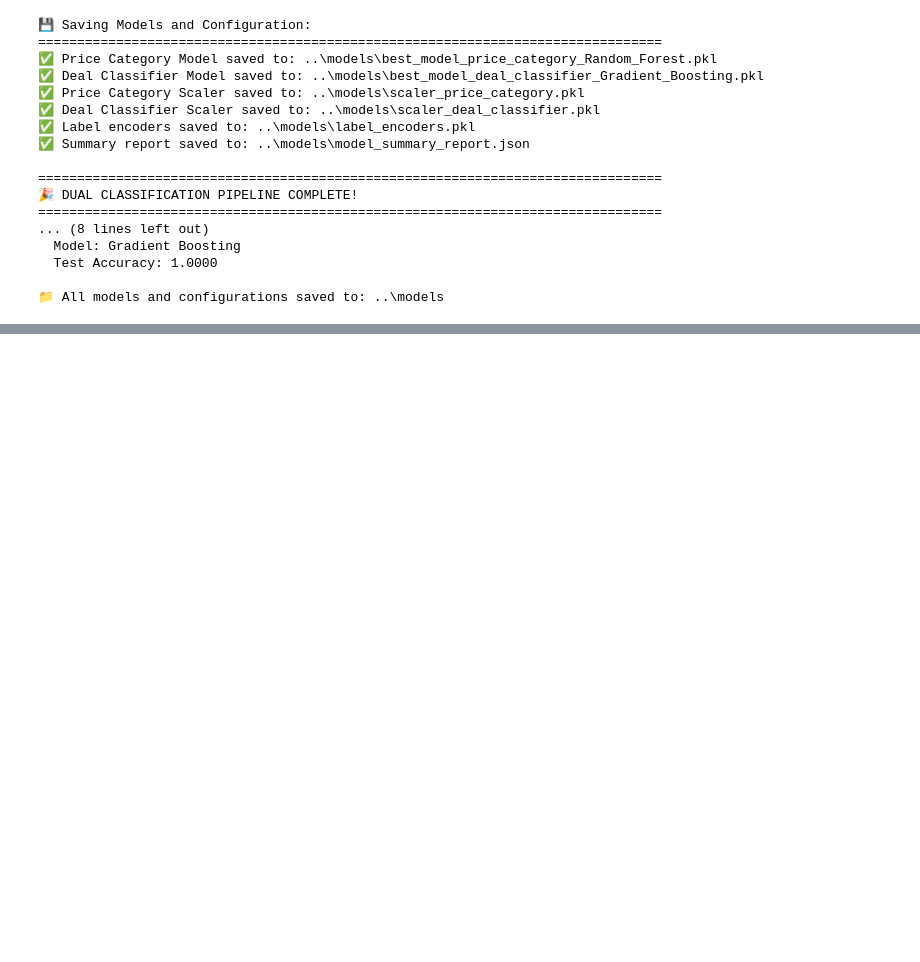
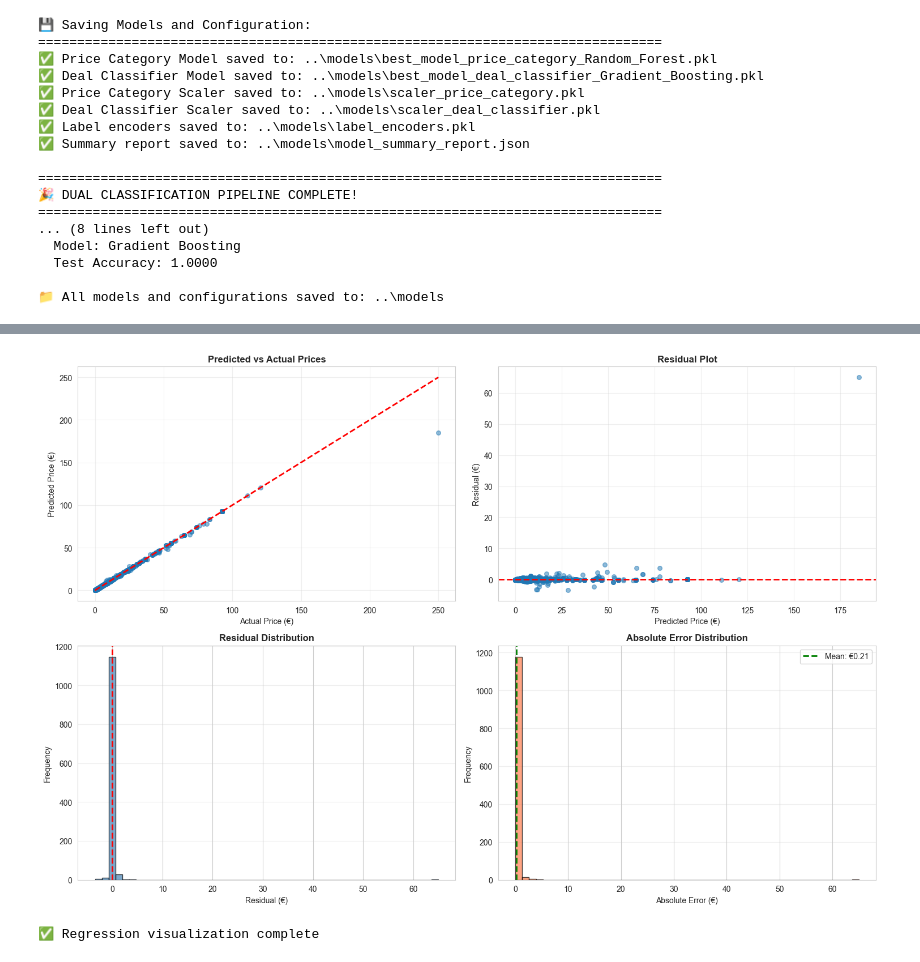
Before and after one commit to mddiab/web-scraping-project, a Jupyter notebook: notebooks/ML_Pipeline.ipynb, the cells around one changed output, grey strips where cells are left out. Drawn from its saved outputs; the diff is of its cells as text; code cells hidden in the pictures; blank space fills up the shorter version.

```diff
--- a/notebooks/ML_Pipeline.ipynb
+++ b/notebooks/ML_Pipeline.ipynb
@@ -1458,0 +2462,44 @@ print(f"\n📁 All models and configurations saved to: {model_dir}")
+# %%
+fig, axes = plt.subplots(2, 2, figsize=(15, 10))
+
+# Predicted vs Actual
+axes[0, 0].scatter(y_test_reg, y_pred_best_reg, alpha=0.5, s=30)
+axes[0, 0].plot([y_test_reg.min(), y_test_reg.max()], [y_test_reg.min(), y_test_reg.max()], 'r--', lw=2)
+axes[0, 0].set_xlabel('Actual Price (€)')
+axes[0, 0].set_ylabel('Predicted Price (€)')
+axes[0, 0].set_title('Predicted vs Actual Prices', fontweight='bold', fontsize=12)
+axes[0, 0].grid(True, alpha=0.3)
+
+# Residuals vs Predicted
+axes[0, 1].scatter(y_pred_best_reg, residuals, alpha=0.5, s=30)
+axes[0, 1].axhline(y=0, color='r', linestyle='--', lw=2)
+axes[0, 1].set_xlabel('Predicted Price (€)')
+axes[0, 1].set_ylabel('Residual (€)')
+axes[0, 1].set_title('Residual Plot', fontweight='bold', fontsize=12)
+axes[0, 1].grid(True, alpha=0.3)
+
+# Residual Distribution
+axes[1, 0].hist(residuals, bins=50, edgecolor='black', alpha=0.7, color='steelblue')
+axes[1, 0].axvline(x=0, color='r', linestyle='--', lw=2)
+axes[1, 0].set_xlabel('Residual (€)')
+axes[1, 0].set_ylabel('Frequency')
+axes[1, 0].set_title('Residual Distribution', fontweight='bold', fontsize=12)
+axes[1, 0].grid(True, alpha=0.3, axis='y')
+
+# Error Distribution (Absolute Error)
+abs_errors = np.abs(residuals)
+axes[1, 1].hist(abs_errors, bins=50, edgecolor='black', alpha=0.7, color='coral')
+axes[1, 1].axvline(x=best_reg_metrics['test_mae'], color='g', linestyle='--', lw=2, label=f'Mean: €{best_reg_metrics["test_mae"]:.2f}')
+axes[1, 1].set_xlabel('Absolute Error (€)')
+axes[1, 1].set_ylabel('Frequency')
+axes[1, 1].set_title('Absolute Error Distribution', fontweight='bold', fontsize=12)
+axes[1, 1].legend()
+axes[1, 1].grid(True, alpha=0.3, axis='y')
+
+plt.tight_layout()
+plt.show()
+
+print("✅ Regression visualization complete")
+# %% [output]
+[figure, added]
+✅ Regression visualization complete
```
Also changed, not shown: parts of 26 cells of this notebook, 6 other files.
